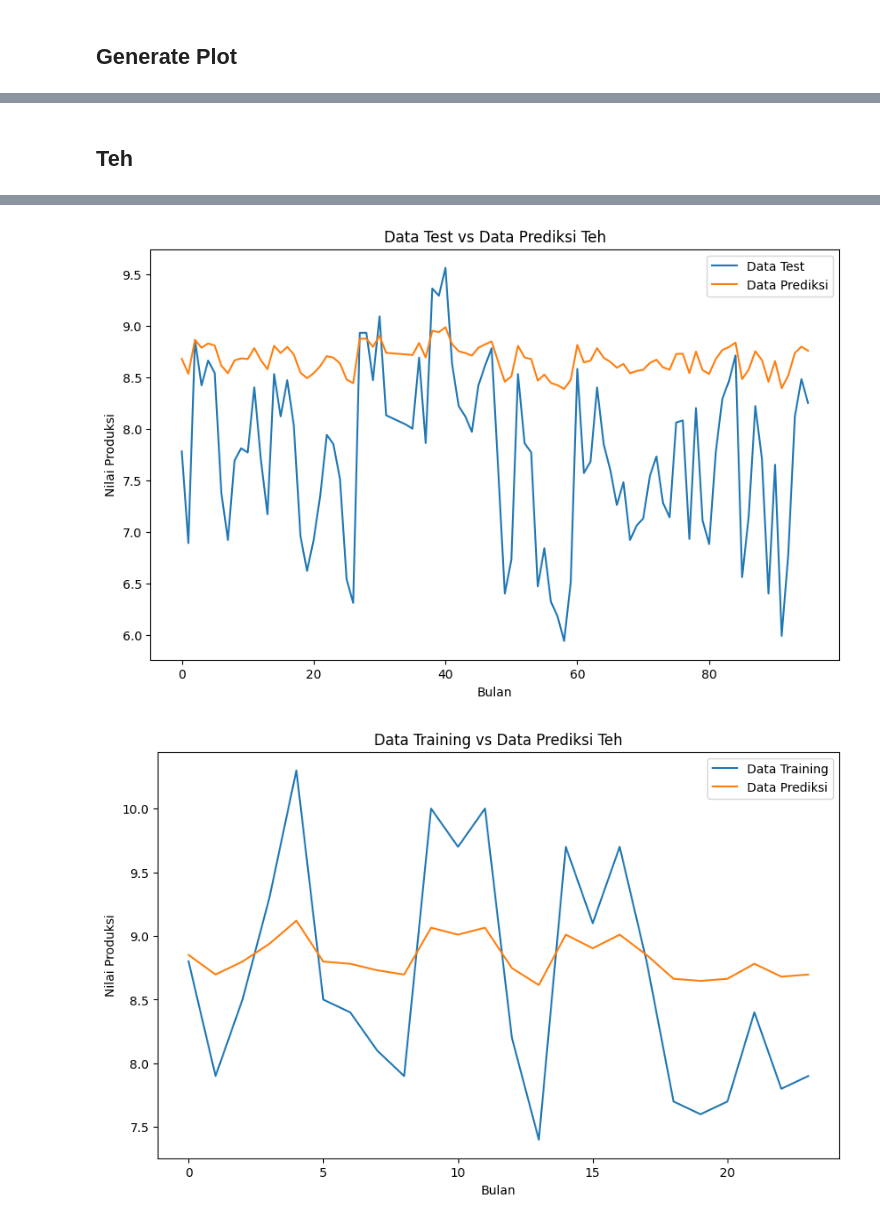
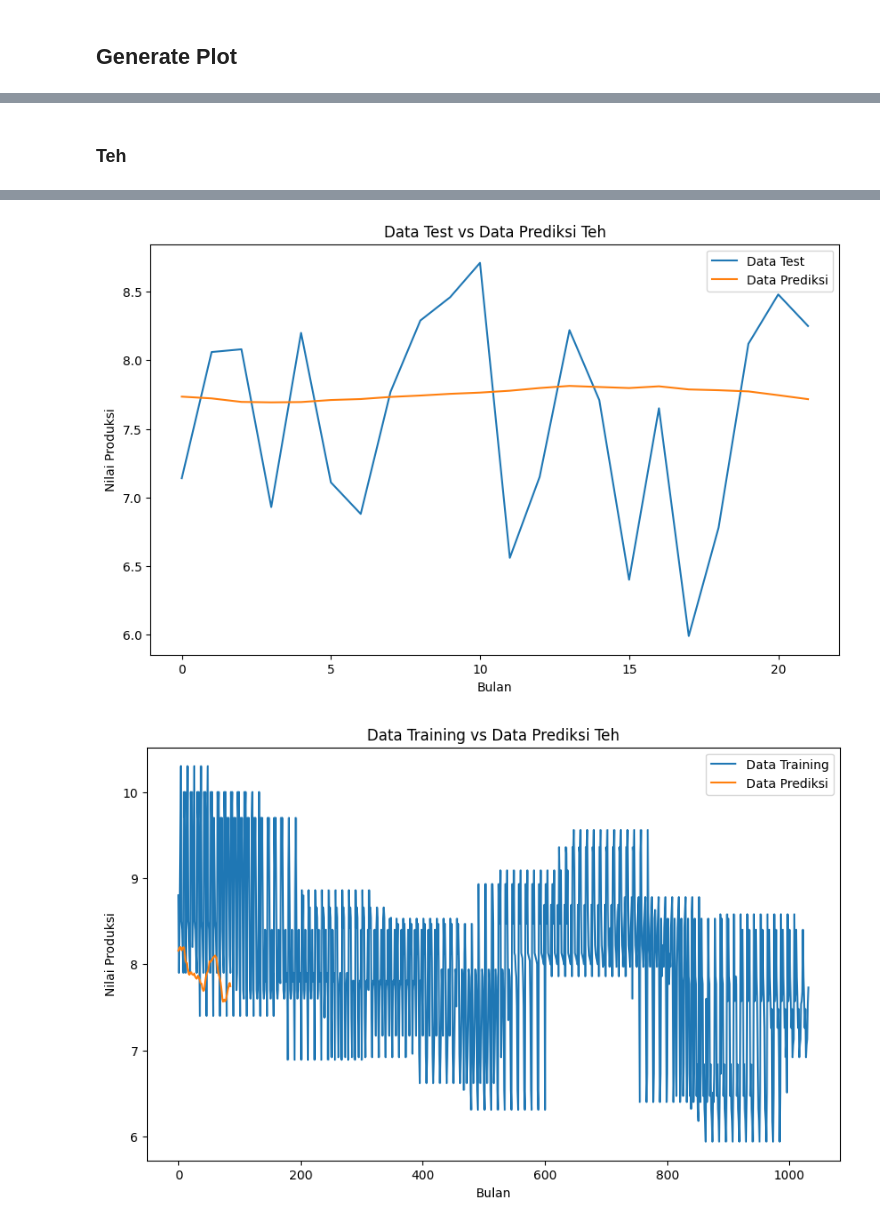
Before and after one commit to bayuik/cropForecastingProduction, a Jupyter notebook: TA_Testing_SVR_LSTM.ipynb, the cells around one changed output, grey strips where cells are left out. Cells and saved outputs as stored; diff of their text form; code cells hidden in the pictures.

```diff
--- a/TA_Testing_SVR_LSTM.ipynb
+++ b/TA_Testing_SVR_LSTM.ipynb
@@ -81,7 +81,9 @@ def windowed_dataset(series, window_size, batch_size, shuffle_buffer):
 ## Split Dataset
 # %%
 def split_data(X, y, split_percentage):
-    X_train, X_test, y_train, y_test = train_test_split(X, y, test_size=split_percentage, shuffle=False)
+    split_index = int(len(X) * split_percentage)
+    X_train, X_test = X[:split_index], X[split_index:]
+    y_train, y_test = y[:split_index], y[split_index:]
     return X_train, X_test, y_train, y_test
 # %% [markdown]
 ## Normalization
@@ -116,0 +123,10 @@ def generate_plot(X_data, y_data, X_name, y_name, attribute_name):
+# %%
+def predict_future_lstm(model, data, window_size, num_months):
+    data_norm = normalization(data)
+    last_window = data_norm[-window_size:]
+    future_predictions = []
+    for i in range(num_months):
+        next_prediction = model.predict(last_window.reshape(1, window_size, 1))
+        future_predictions.append(next_prediction[0][0])
+        last_window = np.append(last_window[1:], next_prediction)[np.newaxis, :]
+    return np.array(future_predictions)
@@ -119,22 +149,23 @@ def generate_plot(X_data, y_data, X_name, y_name, attribute_name):
 # %%
-def model_lstm(data, attribute_name, split_percentage=0.8, epochs=50):
-    X_train, X_test, y_train, y_test = split_data(normalization(data), normalization(data), split_percentage)
+def model_lstm(data, attribute_name, split_percentage=0.8, epochs=50, activation='relu', window_size=12, lstm_size=[60,60,60], dense_size=[30,10]):
+    X, y = windowed_dataset(normalization(data), window_size=window_size)
+    X_train, X_test, y_train, y_test = split_data(X, y, split_percentage)
 
     model = Sequential([
         LSTM(60, return_sequences=True),
         Dropout(0.2),
         LSTM(60, return_sequences=True),
-        Dropout(0.2),
-        LSTM(60, return_sequences=True),
-        Dropout(0.2),
+        Dropout(0.3),
         LSTM(60),
         Dropout(0.2),
-        Dense(30, activation="relu"),
-        Dense(10, activation="relu"),
+        Dense(30, activation),
+        Dense(10, activation),
         Dense(1)
     ])
-    model.compile(loss="mae", optimizer=tf.keras.optimizers.Adam() , metrics=["mae"])
-    model.fit(tf.expand_dims(X_train, axis=-1), tf.expand_dims(y_train, axis=-1), epochs=epochs, verbose=1)
+
+
+    model.compile(loss="mae", optimizer=Adam() , metrics=["mae"])
+    model.fit(X_train, y_train, epochs=epochs, verbose=2)
 
 
     y_pred = model.predict(X_test)
@@ -144,4 +175,9 @@ def model_lstm(data, attribute_name, split_percentage=0.8, epochs=50):
 
     generate_plot(to_original_value(y_test), to_original_value(y_pred), 'Data Test', 'Data Prediksi', attribute_name)
     generate_plot(to_original_value(X_train), to_original_value(train_pred), 'Data Training','Data Prediksi', attribute_name)
+
+    num_months = [2, 5, 7, 8]
+    for n in num_months:
+        future_preds = predict_future_lstm(model, minyak_sawit, 1, n)
+        print(f"Prediksi {n} bulan ke depan: {to_original_value(future_preds)}")
 # %% [markdown]
@@ -197,6 +267,6 @@ R2 score: -27.91%
 # %% [markdown]
-## Teh
+### Teh
 # %%
-model_lstm(teh, 'Teh', 0.8, 50)
+model_lstm(teh, 'Teh', 0.8, 50, 'relu', 12)
 # %% [output]
 Epoch 1/50
@@ -219,2 +289,2 @@ R2 score: -103.33%
-[figure, old version]
+[figure, new version]
-[figure, old version]
+[figure, new version]
```
Also changed, not shown: parts of 25 cells of this notebook.
